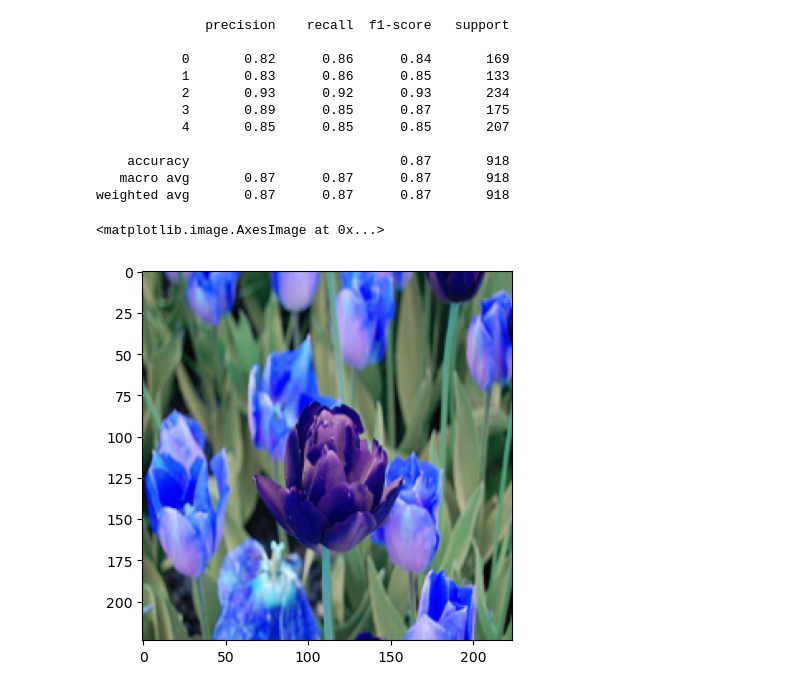
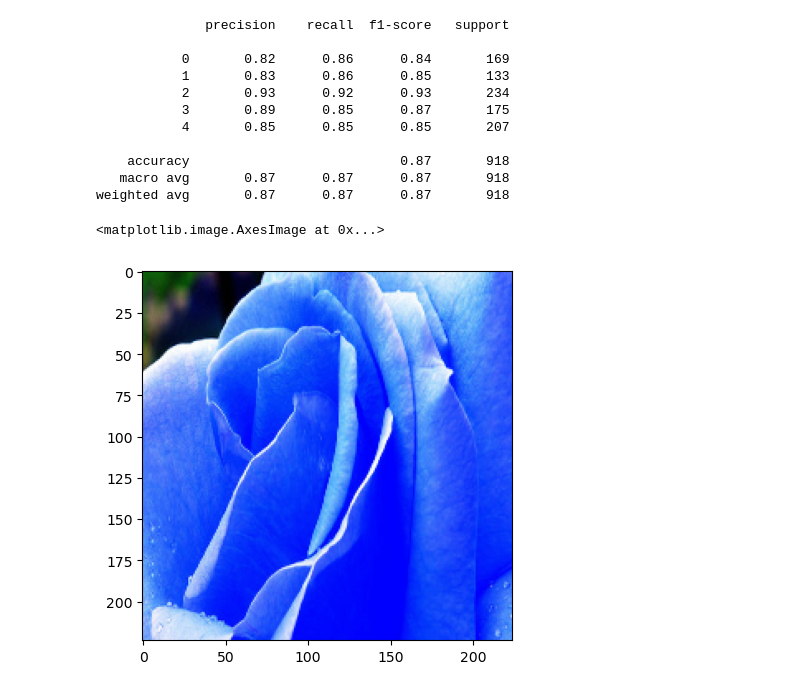
Before and after one commit to Anishvel123/deep-learning, a Jupyter notebook: transfer_learning.ipynb, the cells around one changed output. Saved outputs shown, nothing was run; the diff lists cells and outputs as text; code cells hidden in the pictures.

```diff
--- a/transfer_learning.ipynb
+++ b/transfer_learning.ipynb
@@ -141,8 +141,8 @@ print(classification_report(y_test, y_pred_max))
    macro avg       0.87      0.87      0.87       918
 weighted avg       0.87      0.87      0.87       918
 # %%
-plt.imshow(X[3000])
+plt.imshow(X[221])
 # %% [output]
 <matplotlib.image.AxesImage at 0x...>
-[figure, old version]
+[figure, new version]
 # %%
```
Also changed, not shown: parts of 2 cells of this notebook, 5 other files.
